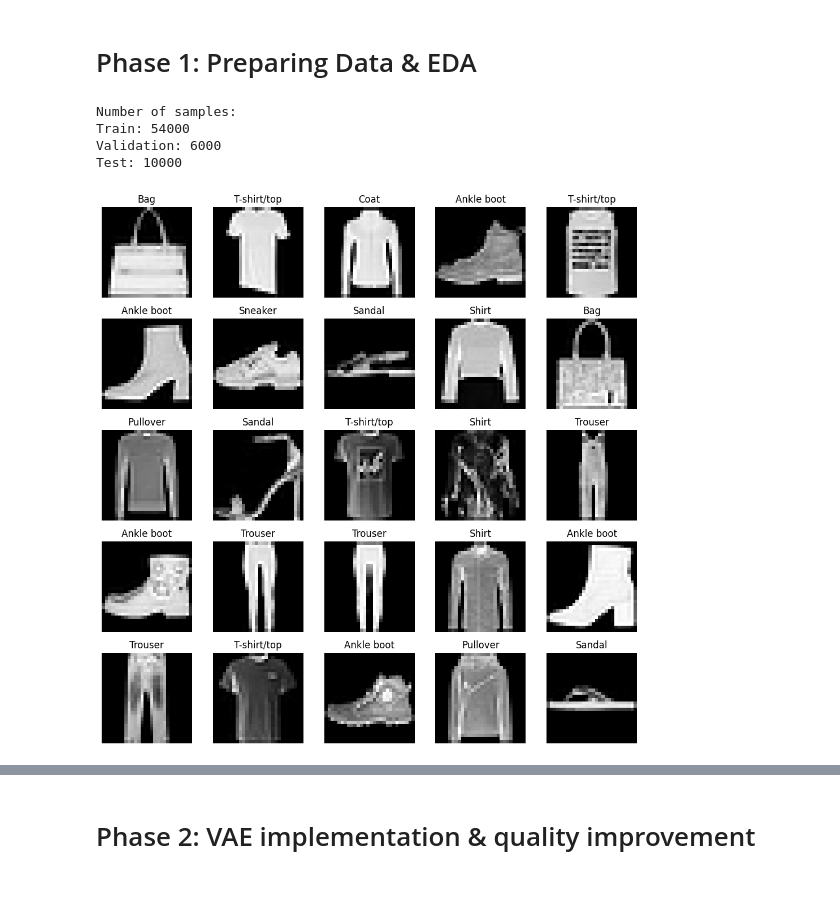
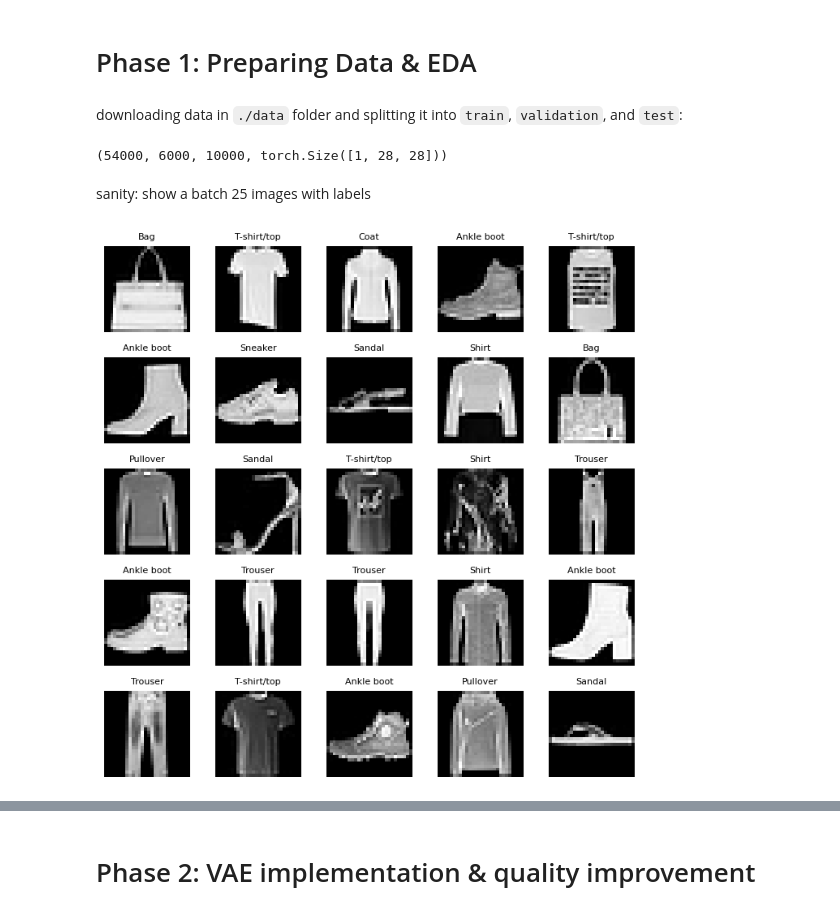
Before and after one commit to AMBandariM/vae-from-scratch, a Jupyter notebook: main.ipynb, the cells around one changed output, grey strips where cells are left out. Cells and saved outputs as stored; diff of their text form; code cells hidden in the pictures.

```diff
--- a/main.ipynb
+++ b/main.ipynb
@@ -27,54 +30,43 @@ np.random.seed(seed)
 # %% [markdown]
 # Phase 1: Preparing Data & EDA
-# %%
-# Define preprocessing pipeline
-transform = transforms.Compose([
-    transforms.ToTensor(),  # Convert to tensor (C x H x W) and scale to [0, 1]
-    transforms.Normalize((0.5,), (0.5,))  # Normalize to [-1, 1]
-])
-
-# Load datasets with transform
-full_train_dataset = datasets.FashionMNIST(root=cache_dir, train=True, download=True, transform=transform)
-test_dataset = datasets.FashionMNIST(root=cache_dir, train=False, download=True, transform=transform)
-
-# Split full train into train and validation (90/10)
-val_ratio = 0.1
-train_size = int((1 - val_ratio) * len(full_train_dataset))
-val_size = len(full_train_dataset) - train_size
-train_dataset, val_dataset = random_split(full_train_dataset, [train_size, val_size], generator=torch.Generator().manual_seed(seed))
-
-# Report number of samples
-print(f"Number of samples:")
-print(f"Train: {len(train_dataset)}")
-print(f"Validation: {len(val_dataset)}")
-print(f"Test: {len(test_dataset)}")
-
-# Create DataLoaders
-batch_size = 64
-train_loader = DataLoader(train_dataset, batch_size=batch_size, shuffle=True)
-val_loader = DataLoader(val_dataset, batch_size=batch_size, shuffle=False)
-test_loader = DataLoader(test_dataset, batch_size=batch_size, shuffle=False)
-
-class_names = ['T-shirt/top', 'Trouser', 'Pullover', 'Dress', 'Coat', 'Sandal', 'Shirt', 'Sneaker', 'Bag', 'Ankle boot']
-# %% [output]
-Number of samples:
-Train: 54000
-Validation: 6000
-Test: 10000
+# %% [markdown]
+downloading data in `./data` folder and splitting it into `train`, `validation`, and `test`:
+# %%
+transform = transforms.Compose([
+    transforms.ToTensor()
+])
+
+data_root = './data'
+train_full = datasets.FashionMNIST(root=data_root, train=True, download=True, transform=transform)
+test_ds = datasets.FashionMNIST(root=data_root, train=False, download=True, transform=transform)
+
+n_train = int(0.9 * len(train_full))
+n_val = len(train_full) - n_train
+train_ds, val_ds = random_split(train_full, [n_train, n_val], generator=torch.Generator().manual_seed(seed))
+
+batch_size = 128
+train_loader = DataLoader(train_ds, batch_size=batch_size, shuffle=True, num_workers=0, pin_memory=torch.cuda.is_available())
+val_loader = DataLoader(val_ds, batch_size=batch_size, shuffle=False, num_workers=0, pin_memory=torch.cuda.is_available())
+test_loader = DataLoader(test_ds, batch_size=batch_size, shuffle=False, num_workers=0, pin_memory=torch.cuda.is_available())
+
+len(train_ds), len(val_ds), len(test_ds), train_ds[0][0].shape
+# %% [output]
+(54000, 6000, 10000, torch.Size([1, 28, 28]))
+# %% [markdown]
+sanity: show a batch 25 images with labels
 # %%
-# Get one batch from train_loader
-images, labels = next(iter(train_loader))
+classes = train_full.classes
+x, y = next(iter(train_loader))
+x = x[:25]
+y = y[:25]
 
-# Display 25 images (5x5 grid)
-plt.figure(figsize=(10, 10))
+plt.figure(figsize=(7,7))
 for i in range(25):
-    plt.subplot(5, 5, i + 1)
-    # Unnormalize for display: from [-1,1] to [0,1]
-    img = images[i].numpy().squeeze() * 0.5 + 0.5
-    plt.imshow(img, cmap='gray')
-    plt.title(class_names[labels[i]])
+    plt.subplot(5,5,i+1)
+    plt.imshow(x[i].squeeze(0), cmap='gray')
+    plt.title(classes[int(y[i])], fontsize=8)
     plt.axis('off')
 plt.tight_layout()
 plt.show()
 # %% [output]
-[figure, old version]
+[figure, new version]
```
Also changed, not shown: parts of 24 cells of this notebook.
